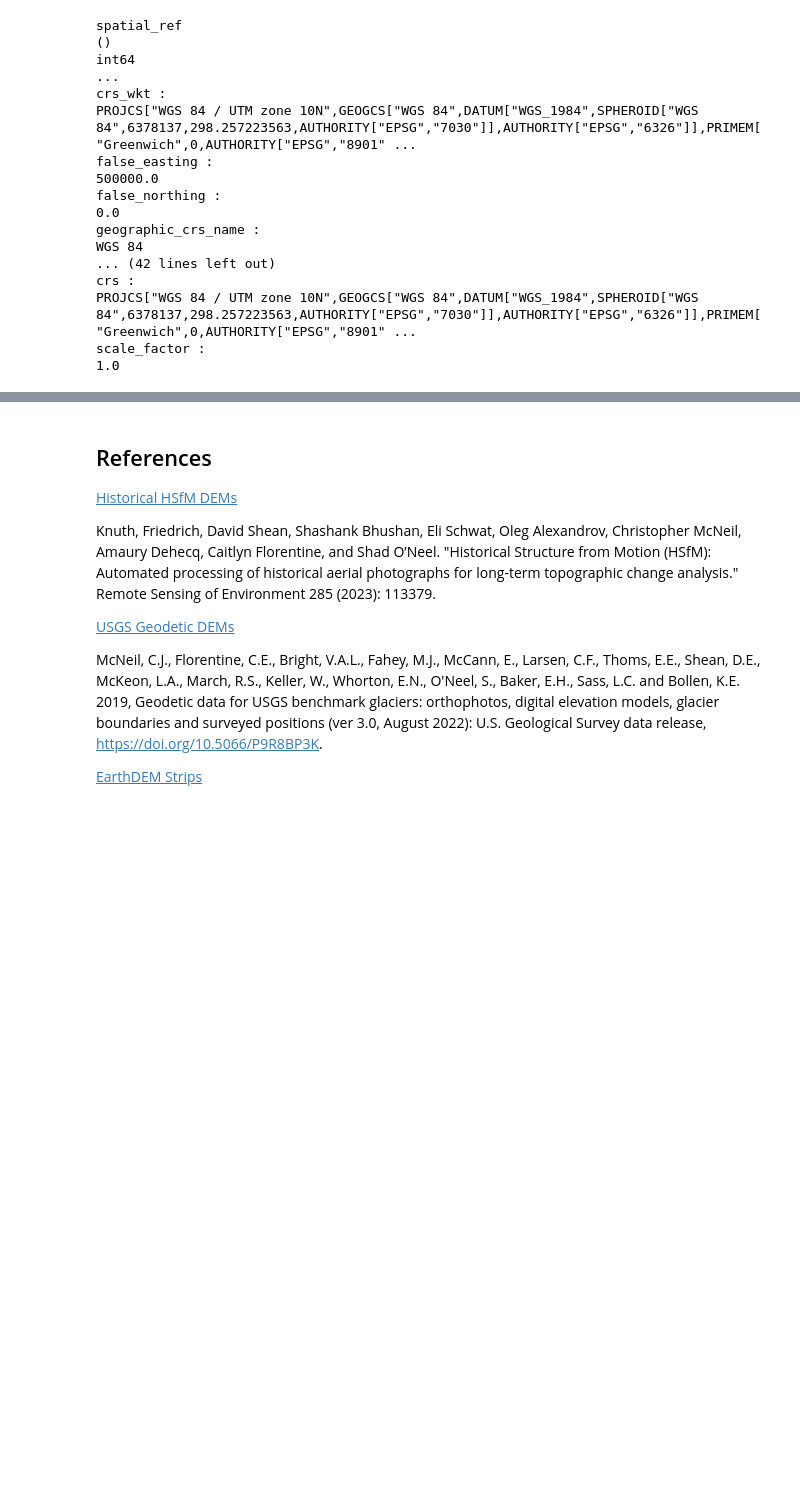
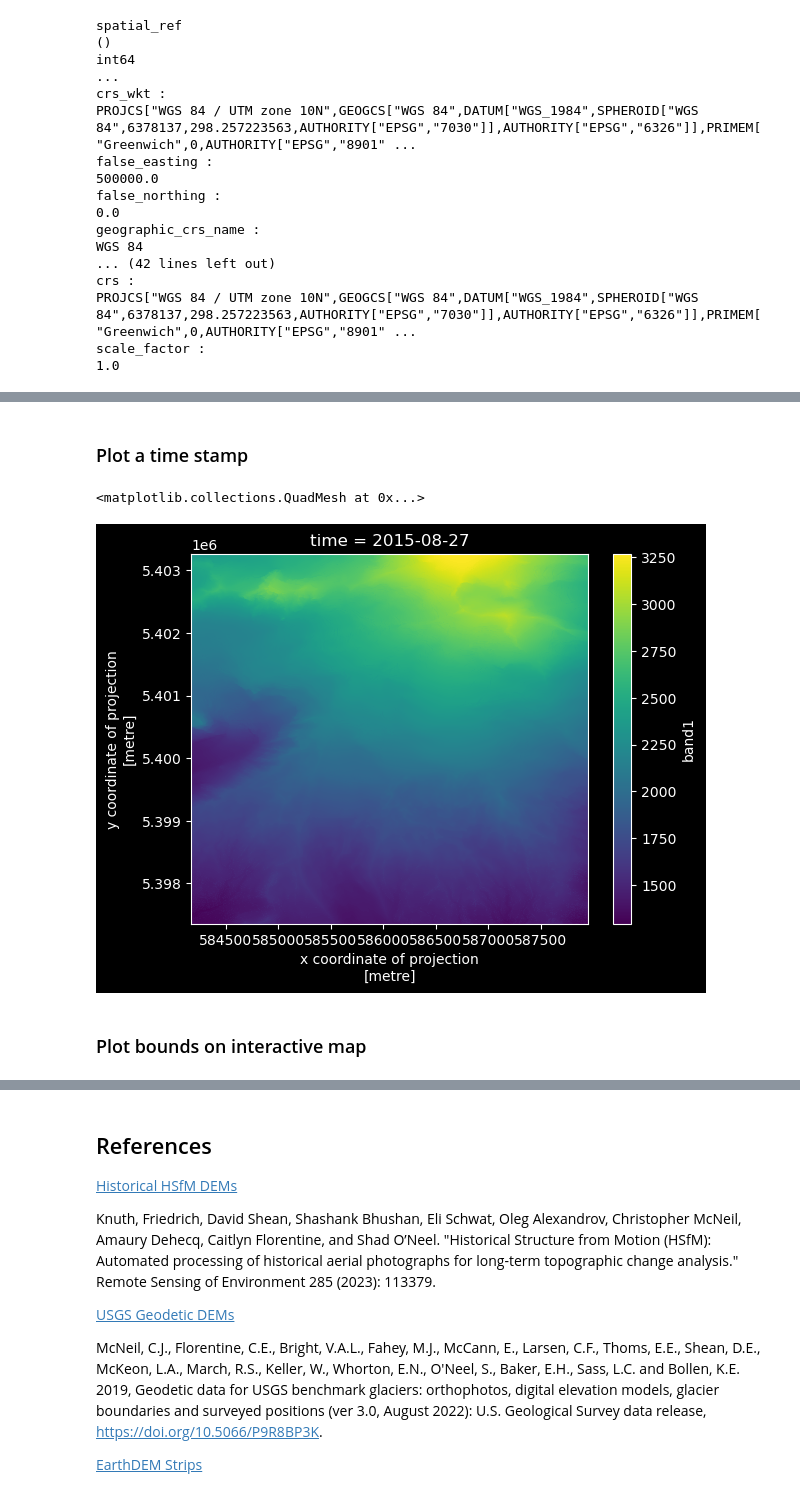
Before and after one commit to geo-smart/spacetime-elevation, a Jupyter notebook: contributors/friedrich/mount_baker_south_cascade_aws_data_access.ipynb, the cells around one changed output, grey strips where cells are left out. Saved outputs shown, nothing was run; the diff lists cells and outputs as text; code cells hidden in the pictures; blank space fills up the shorter version.

```diff
--- a/contributors/friedrich/mount_baker_south_cascade_aws_data_access.ipynb
+++ b/contributors/friedrich/mount_baker_south_cascade_aws_data_access.ipynb
@@ -93,0 +78,10 @@ scale_factor :
+# %% [markdown]
+### Plot a time stamp
+# %%
+baker_ds['band1'].sel(time='2015-08-27').plot()
+# scg_ds['band1'].isel(time=0).plot()
+# %% [output]
+<matplotlib.collections.QuadMesh at 0x...>
+[figure, added]
+# %% [markdown]
+### Plot bounds on interactive map
```
Also changed, not shown: parts of 10 cells of this notebook, 1 other file.
